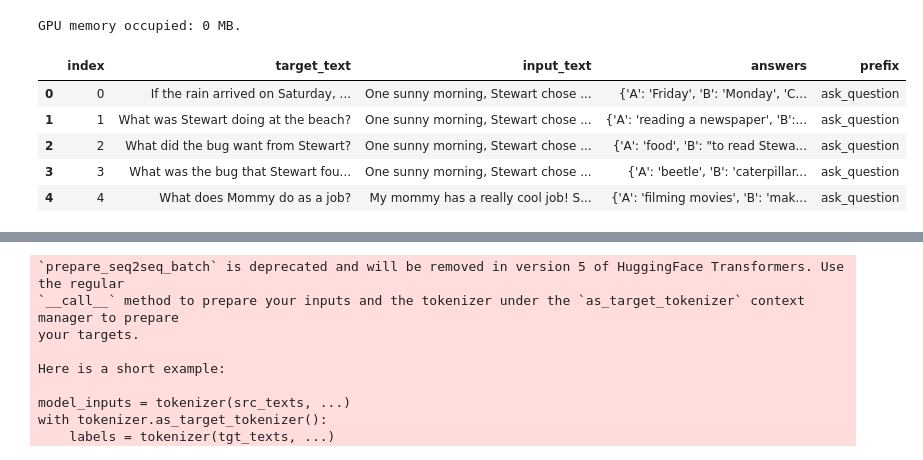
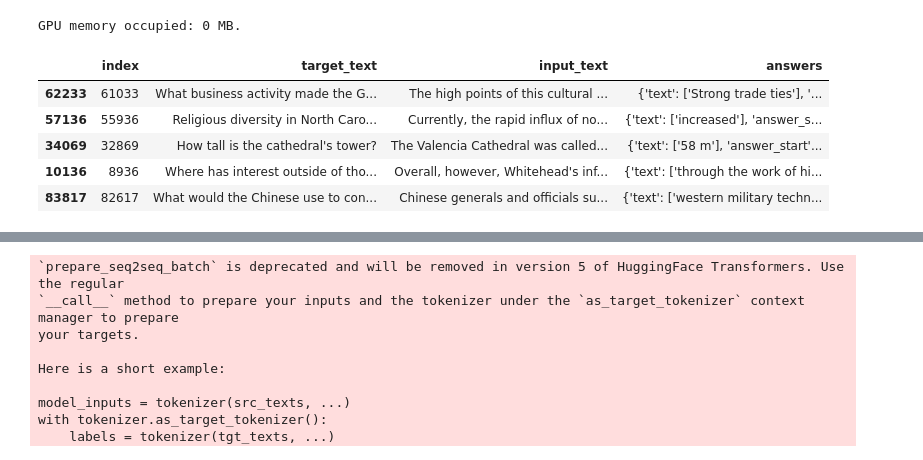
Before and after one commit to snehakottak/COMP590NLP, a Jupyter notebook: Model.ipynb, the cells around one changed output, grey strips where cells are left out. Saved outputs shown, nothing was run; the diff lists cells and outputs as text; code cells hidden in the pictures.

```diff
--- a/Model.ipynb
+++ b/Model.ipynb
@@ -74,26 +75,25 @@ print_gpu_utilization()
 GPU memory occupied: 0 MB.
 # %%
 data = pd.read_csv('data.csv')
-data['prefix'] = 'ask_question'
 
 data = data.rename(columns={'story': 'input_text', 'question': 'target_text'})
 
 # using only 25% of our training data to hopefully reduce RAM usage
-data = data.sample(frac = 0.005)
+data = data.sample(frac = 0.001)
 
 eval_df = pd.read_csv('data-validation.csv')
-eval_df['prefix'] = 'ask_question'
 
 eval_df = eval_df.rename(columns={'story': 'input_text', 'question': 'target_text'})
 # %%
 eval_df.head()
+data.head()
 # %% [output]
-|  | index | target_text | input_text | answers | prefix |
-| 0 | 0 | If the rain arrived on Saturday, ... | One sunny morning, Stewart chose ... | {'A': 'Friday', 'B': 'Monday', 'C... | ask_question |
-| 1 | 1 | What was Stewart doing at the beach? | One sunny morning, Stewart chose ... | {'A': 'reading a newspaper', 'B':... | ask_question |
-| 2 | 2 | What did the bug want from Stewart? | One sunny morning, Stewart chose ... | {'A': 'food', 'B': "to read Stewa... | ask_question |
-| 3 | 3 | What was the bug that Stewart fou... | One sunny morning, Stewart chose ... | {'A': 'beetle', 'B': 'caterpillar... | ask_question |
-| 4 | 4 | What does Mommy do as a job? | My mommy has a really cool job! S... | {'A': 'filming movies', 'B': 'mak... | ask_question |
+|  | index | target_text | input_text | answers |
+| 62233 | 61033 | What business activity made the G... | The high points of this cultural ... | {'text': ['Strong trade ties'], '... |
+| 57136 | 55936 | Religious diversity in North Caro... | Currently, the rapid influx of no... | {'text': ['increased'], 'answer_s... |
+| 34069 | 32869 | How tall is the cathedral's tower? | The Valencia Cathedral was called... | {'text': ['58 m'], 'answer_start'... |
+| 10136 | 8936 | Where has interest outside of tho... | Overall, however, Whitehead's inf... | {'text': ['through the work of hi... |
+| 83817 | 82617 | What would the Chinese use to con... | Chinese generals and officials su... | {'text': ['western military techn... |
 # %%
 tokenizer = T5Tokenizer.from_pretrained("t5-small")
 model = T5ForConditionalGeneration.from_pretrained("t5-small")
```
Also changed, not shown: parts of 11 cells of this notebook.
